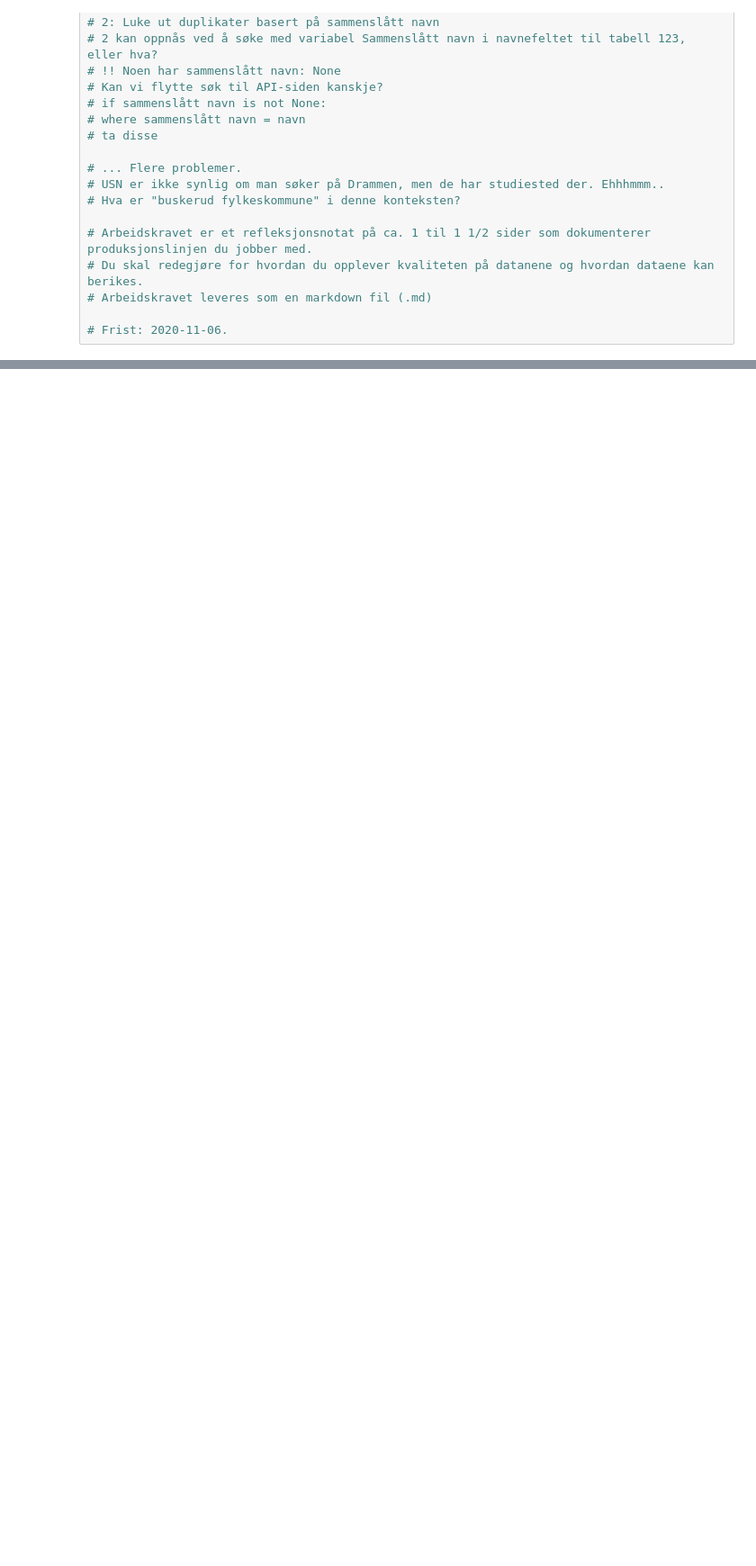
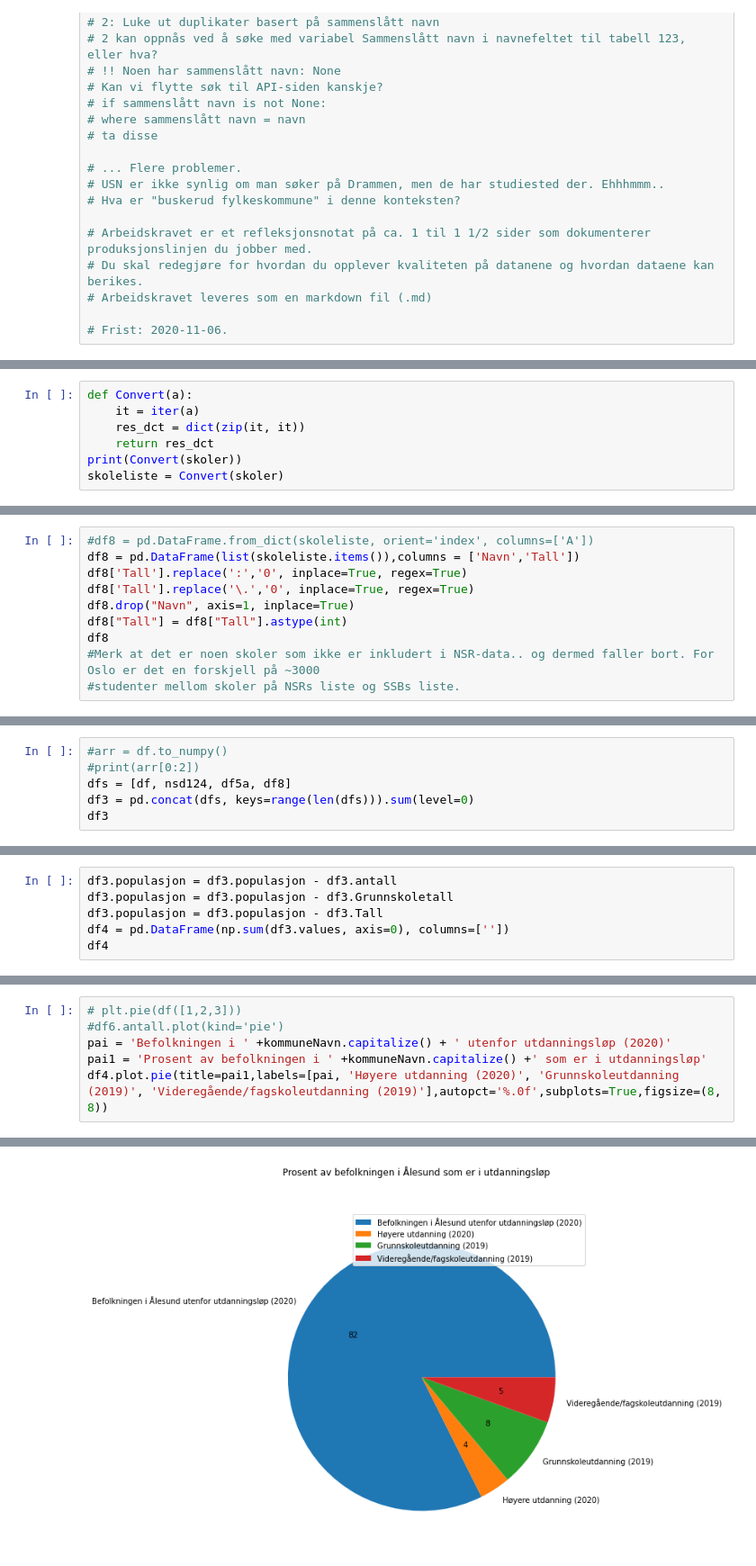
Before and after one commit to MoistCaesar/MBIB-4140, a Jupyter notebook: produksjonslinje.ipynb, the cells around one changed output, grey strips where cells are left out. Shown at 90% size. Drawn from its saved outputs; the diff is of its cells as text; blank space fills up the shorter version.

```diff
--- a/produksjonslinje.ipynb
+++ b/produksjonslinje.ipynb
@@ -286,0 +1485,7 @@ Renser data...
+# %%
+def Convert(a):
+    it = iter(a)
+    res_dct = dict(zip(it, it))
+    return res_dct
+print(Convert(skoler))
+skoleliste = Convert(skoler)
@@ -286,0 +1494,10 @@ Renser data...
+# %%
+#df8 = pd.DataFrame.from_dict(skoleliste, orient='index', columns=['A'])
+df8 = pd.DataFrame(list(skoleliste.items()),columns = ['Navn','Tall'])
+df8['Tall'].replace(':','0', inplace=True, regex=True)
+df8['Tall'].replace('\.','0', inplace=True, regex=True)
+df8.drop("Navn", axis=1, inplace=True)
+df8["Tall"] = df8["Tall"].astype(int)
+df8
+#Merk at det er noen skoler som ikke er inkludert i NSR-data.. og dermed faller bort. For Oslo er det en forskjell på ~3000
+#studenter mellom skoler på NSRs liste og SSBs liste.
@@ -286,0 +1512,6 @@ Renser data...
+# %%
+#arr = df.to_numpy()
+#print(arr[0:2])
+dfs = [df, nsd124, df5a, df8]
+df3 = pd.concat(dfs, keys=range(len(dfs))).sum(level=0)
+df3
@@ -286,0 +1524,6 @@ Renser data...
+# %%
+df3.populasjon = df3.populasjon - df3.antall
+df3.populasjon = df3.populasjon - df3.Grunnskoletall
+df3.populasjon = df3.populasjon - df3.Tall
+df4 = pd.DataFrame(np.sum(df3.values, axis=0), columns=[''])
+df4
@@ -286,0 +1536,7 @@ Renser data...
+# %%
+# plt.pie(df([1,2,3]))
+#df6.antall.plot(kind='pie')
+pai = 'Befolkningen i ' +kommuneNavn.capitalize() + ' utenfor utdanningsløp (2020)'
+pai1 = 'Prosent av befolkningen i ' +kommuneNavn.capitalize() +' som er i utdanningsløp'
+df4.plot.pie(title=pai1,labels=[pai, 'Høyere utdanning (2020)', 'Grunnskoleutdanning (2019)', 'Videregående/fagskoleutdanning (2019)'],autopct='%.0f',subplots=True,figsize=(8, 8))
+# %% [output]
@@ -286,0 +1545 @@ Renser data...
+[figure, added]
```
Also changed, not shown: parts of 25 cells of this notebook, 1 other file.
